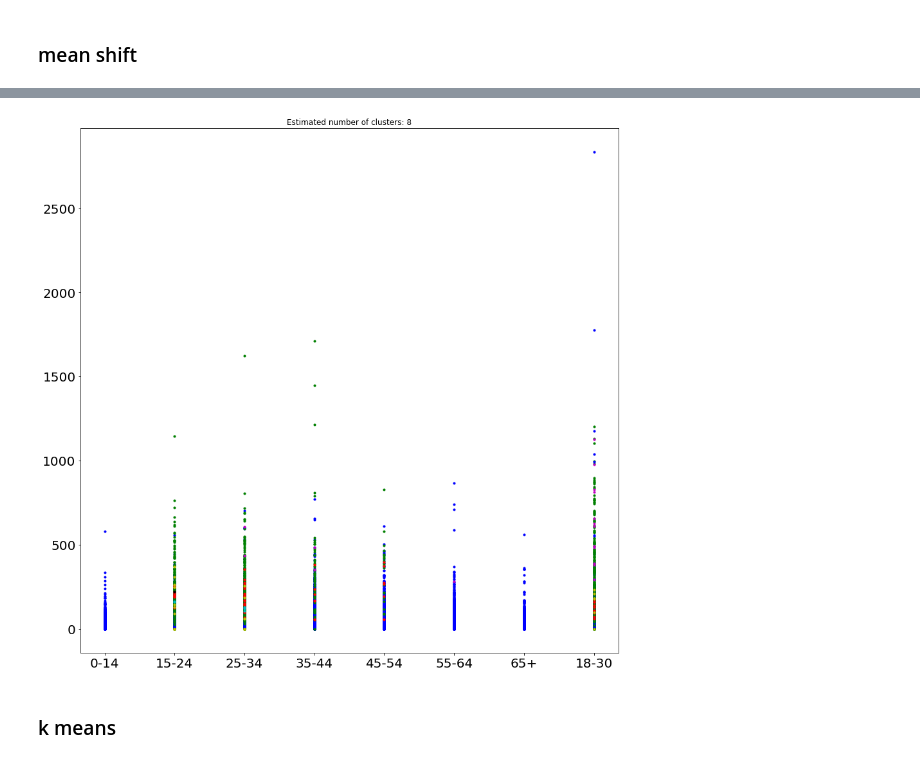
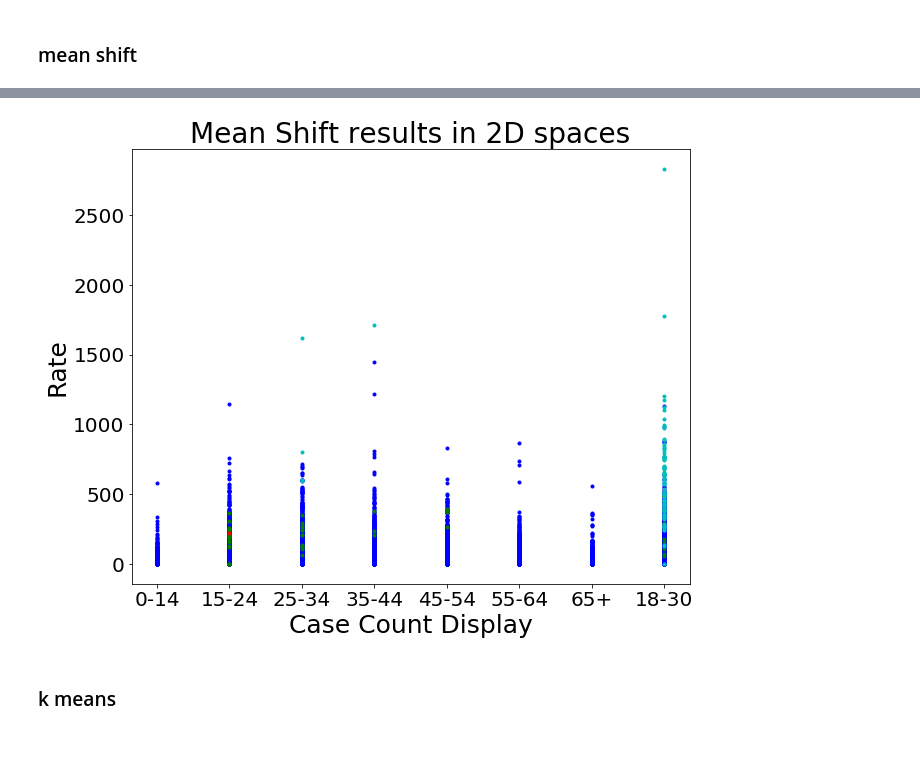
Before and after one commit to quq99/Opioid_Addiction_Crisis_in_Virginia, a Jupyter notebook: clustering.ipynb, the cells around one changed output, grey strips where cells are left out. Drawn from its saved outputs; the diff is of its cells as text; code cells hidden in the pictures.

Commit message:
update cluster and isolation

```diff
--- a/clustering.ipynb
+++ b/clustering.ipynb
@@ -482,7 +482,7 @@ df_ag_prepared_pca.shape
 ### mean shift
 # %%
 #bandwidth = estimate_bandwidth(df_ag_prepared_pca, quantile=0.3)
-ms = MeanShift(bandwidth=6)
+ms = MeanShift(bandwidth=8)
 ms.fit(df_ag_prepared_pca)
 labels = ms.labels_
 cluster_centers = ms.cluster_centers_
@@ -504,7 +504,7 @@ colors = cycle('bgrcmykbgrcmykbgrcmykbgrcmyk')
 for k, col in zip(range(n_clusters_), colors):
     my_members = labels == k
     cluster_center = cluster_centers[k]
-    pl.plot(df_ag_prepared[my_members,9], df_ag_prepared[my_members,1], col+'.')
+    pl.plot(df_ag_prepared[my_members,6], df_ag_prepared[my_members,1], col+'.')
     #pl.plot(cluster_center[0], cluster_center[1], 'o', markerfacecolor=col,
     #                               markeredgecolor='k', markersize=14)
 pl.title('Estimated number of clusters: %d' % n_clusters_)
@@ -513,0 +514,25 @@ pl.show()
+# %%
+import pylab as pl
+from itertools import cycle
+
+pl.figure(1,figsize=(10,8))
+pl.clf()
+
+colors = cycle('bgrcmykbgrcmykbgrcmykbgrcmyk')
+for k, col in zip(range(n_clusters_), colors):
+    my_members = labels == k
+    cluster_center = cluster_centers[k]
+    pl.plot(df_ag.iloc[my_members]['Case Count Display'],\
+            df_ag.iloc[my_members]['Rate'],\
+            col+'.',\
+
+           )
+    #pl.plot(cluster_center[0], cluster_center[1], 'o', markerfacecolor=col,
+    #                               markeredgecolor='k', markersize=14)
+#pl.title('Estimated number of clusters: %d' % n_clusters_)
+pl.title('Mean Shift results in 2D spaces', fontsize=28)
+pl.xlabel('Case Count Display',fontsize=25)
+pl.ylabel('Rate',fontsize=25)
+pl.savefig('meanshift1.png')
+
+pl.show()
@@ -514,25 +541,30 @@ pl.show()
 # %%
 import pylab as pl
 from itertools import cycle
 
-pl.figure(1,figsize=(15,15))
+pl.figure(1,figsize=(10,8))
 pl.clf()
 
 colors = cycle('bgrcmykbgrcmykbgrcmykbgrcmyk')
 for k, col in zip(range(n_clusters_), colors):
     my_members = labels == k
     cluster_center = cluster_centers[k]
     pl.plot(df_ag.iloc[my_members]['Age Group'],\
             df_ag.iloc[my_members]['Rate'],\
             col+'.',\
 
            )
     #pl.plot(cluster_center[0], cluster_center[1], 'o', markerfacecolor=col,
     #                               markeredgecolor='k', markersize=14)
-pl.title('Estimated number of clusters: %d' % n_clusters_)
+#pl.title('Estimated number of clusters: %d' % n_clusters_)
+pl.title('Mean Shift results in 2D spaces', fontsize=28)
+pl.xlabel('Case Count Display',fontsize=25)
+pl.ylabel('Rate',fontsize=25)
+pl.savefig('meanshift2.png')
+
 pl.show()
 # %% [output]
-[figure, old version]
+[figure, new version]
 # %% [markdown]
 ### k means
 # %%
```
Also changed, not shown: parts of 5 cells of this notebook, 1 other file.
